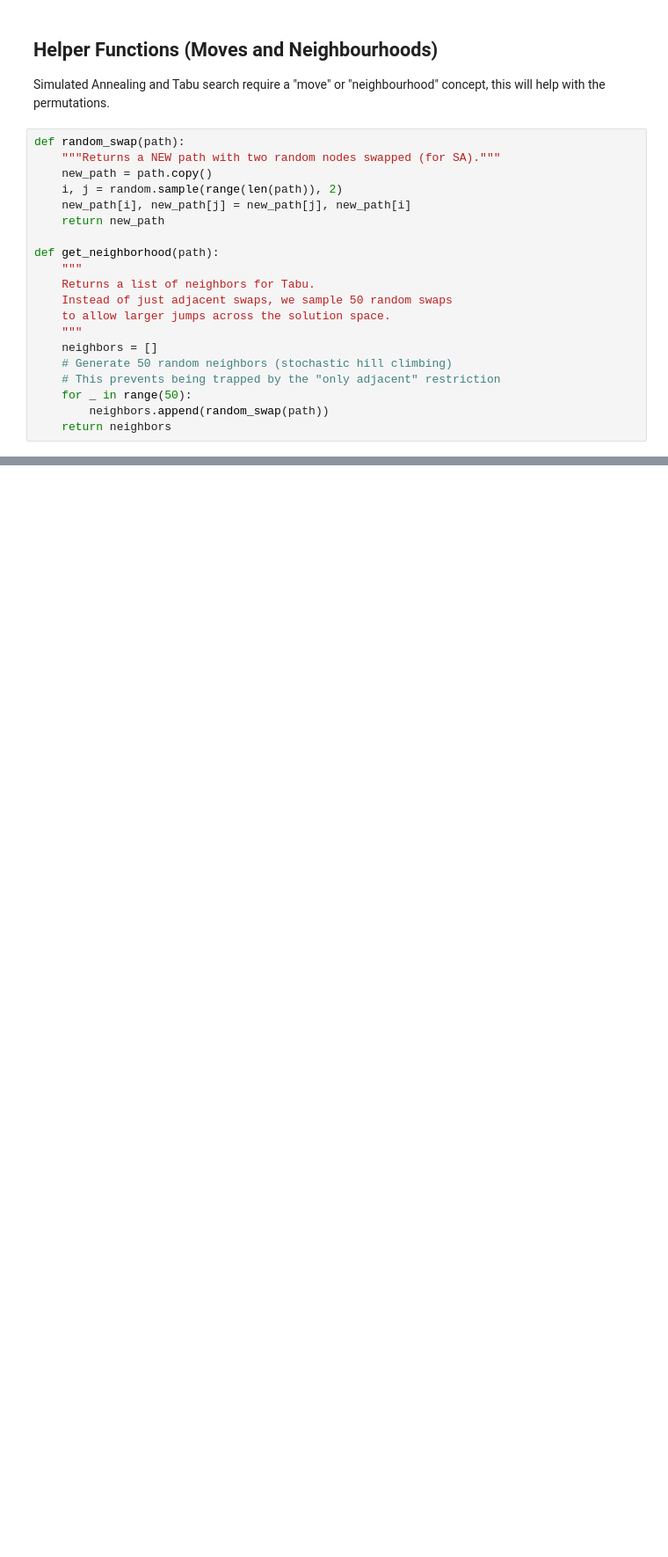
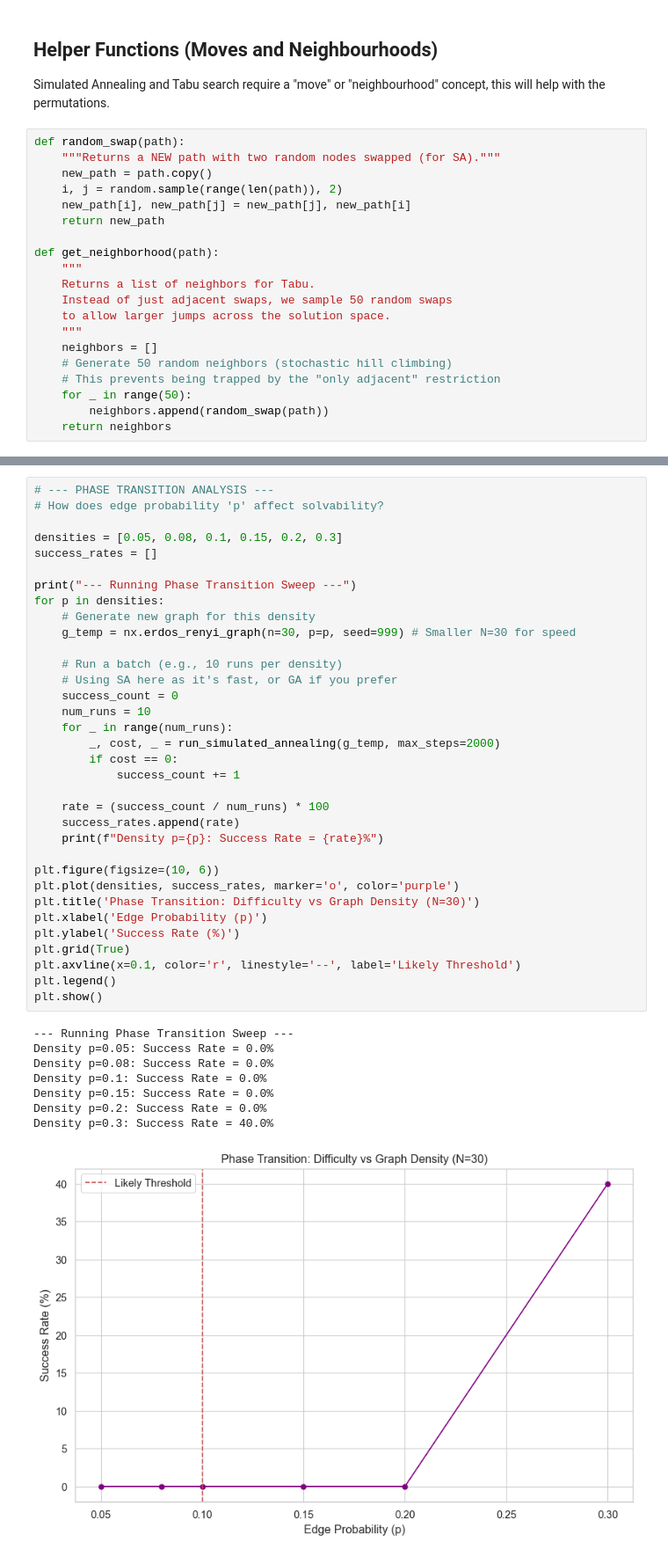
Before and after one commit to cmitsakopoulos/Delaplace_coursework, a Jupyter notebook: christos_mitsakopoulos.ipynb, the cells around one changed output, grey strips where cells are left out. Shown at 88% size. Drawn from its saved outputs; the diff is of its cells as text; blank space fills up the shorter version.

```diff
--- a/christos_mitsakopoulos.ipynb
+++ b/christos_mitsakopoulos.ipynb
@@ -518,0 +404,43 @@ Note: If the Mean curve converges to the Best curve too early (gap closes), the
+# %%
+# --- PHASE TRANSITION ANALYSIS ---
+# How does edge probability 'p' affect solvability?
+
+densities = [0.05, 0.08, 0.1, 0.15, 0.2, 0.3]
+success_rates = []
+
+print("--- Running Phase Transition Sweep ---")
+for p in densities:
+    # Generate new graph for this density
+    g_temp = nx.erdos_renyi_graph(n=30, p=p, seed=999) # Smaller N=30 for speed
+
+    # Run a batch (e.g., 10 runs per density)
+    # Using SA here as it's fast, or GA if you prefer
+    success_count = 0
+    num_runs = 10
+    for _ in range(num_runs):
+        _, cost, _ = run_simulated_annealing(g_temp, max_steps=2000)
+        if cost == 0:
+            success_count += 1
+
+    rate = (success_count / num_runs) * 100
+    success_rates.append(rate)
+    print(f"Density p={p}: Success Rate = {rate}%")
+
+plt.figure(figsize=(10, 6))
+plt.plot(densities, success_rates, marker='o', color='purple')
+plt.title('Phase Transition: Difficulty vs Graph Density (N=30)')
+plt.xlabel('Edge Probability (p)')
+plt.ylabel('Success Rate (%)')
+plt.grid(True)
+plt.axvline(x=0.1, color='r', linestyle='--', label='Likely Threshold')
+plt.legend()
+plt.show()
+# %% [output]
+--- Running Phase Transition Sweep ---
+Density p=0.05: Success Rate = 0.0%
+Density p=0.08: Success Rate = 0.0%
+Density p=0.1: Success Rate = 0.0%
+Density p=0.15: Success Rate = 0.0%
+Density p=0.2: Success Rate = 0.0%
+Density p=0.3: Success Rate = 40.0%
+[figure, added]
```
Also changed, not shown: parts of 21 cells of this notebook, 1 other file.
